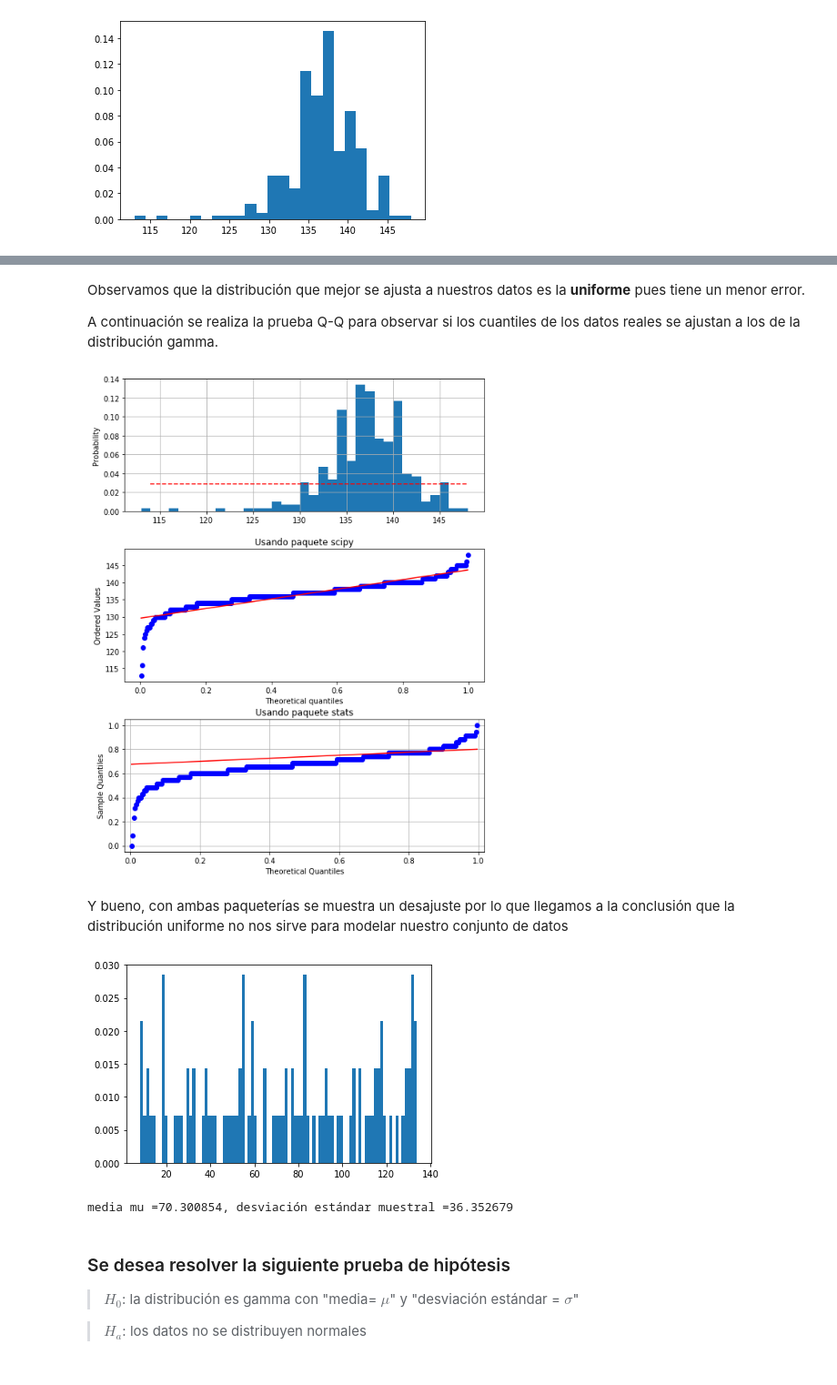
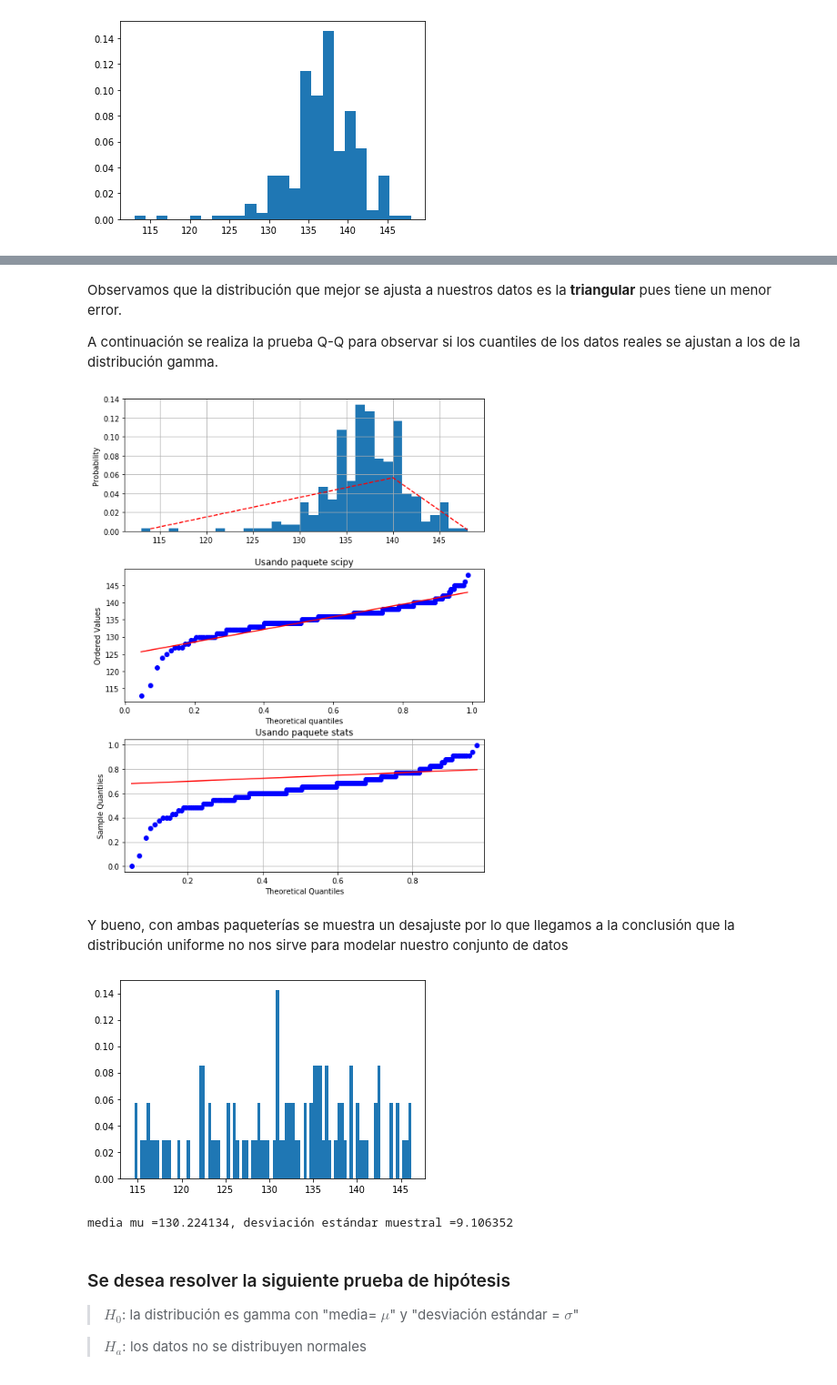
Before and after one commit to LuisCarlosAlvarado/ProyectoModulo2_GarnicaL_OrozcoM, a Jupyter notebook: ProyectoModulo2_GarnicaL_OrozcoM.ipynb, the cells around one changed output, grey strips where cells are left out. Shown at 91% size. Drawn from its saved outputs; the diff is of its cells as text; code cells hidden in the pictures.

```diff
--- a/ProyectoModulo2_GarnicaL_OrozcoM.ipynb
+++ b/ProyectoModulo2_GarnicaL_OrozcoM.ipynb
@@ -375,12 +374,3 @@ plt.hist(data2['Creatinina'], bins = 25, density = True );
 datos = data2['Creatinina']
 x = np.arange(0,8,.01)
 y_ar= 8
-# %%
-y_real, x_real,  _ = plt.hist(datos,
-                              bins = 25, density = True) #hacer histograma
-
-x_real = x_real[1:] # modificar shape para que rea igual
-
-distribucion(distribuciones,datos)
-plt.legend()
-plt.show()
@@ -506,12 +497,3 @@ plt.hist(data2['Plaquetas'], bins = 25, density = True );
 datos = data2['Plaquetas']
 x = np.arange(0,8e5,100)
 y_ar=8e5
-# %%
-y_real, x_real,  _ = plt.hist(datos,
-                              bins = 25, density = True) #hacer histograma
-
-x_real = x_real[1:] # modificar shape para que rea igual
-
-distribucion(distribuciones,datos)
-plt.legend()
-plt.show()
@@ -635,12 +619,3 @@ plt.hist(data2['CPK'], bins = 25, density = True );
 datos = data2['CPK']
 x = np.arange(0,8000,10)
 y_ar=8000
-# %%
-y_real, x_real,  _ = plt.hist(datos,
-                              bins = 25, density = True) #hacer histograma
-
-x_real = x_real[1:] # modificar shape para que rea igual
-
-distribucion(distribuciones,datos)
-plt.legend()
-plt.show()
@@ -764,12 +741,3 @@ plt.hist(data2['Sodio'], bins = 25, density = True );
 datos = data2['Sodio']
 x = np.arange(100,150,1)
 y_ar=150
-# %%
-y_real, x_real,  _ = plt.hist(datos,
-                              bins = 25, density = True) #hacer histograma
-
-x_real = x_real[1:] # modificar shape para que rea igual
-
-distribucion(distribuciones,datos)
-plt.legend()
-plt.show()
@@ -786,31 +756,31 @@ El error de la distribucion laplace es de 155.2246928287703 %
 # %% [markdown]
-Observamos que la distribución que mejor se ajusta a nuestros datos es la **uniforme** pues tiene un menor error.
+Observamos que la distribución que mejor se ajusta a nuestros datos es la **triangular** pues tiene un menor error.
 
 A continuación se realiza la prueba Q-Q para observar si los cuantiles de los datos reales se ajustan a los de la distribución gamma.
 # %%
-QQ(datos,'uniform')
+QQ(datos,'triang')
 # %% [output]
-[figure, old version]
+[figure, new version]
 # %% [markdown]
 Y bueno, con ambas paqueterías se muestra un desajuste por lo que llegamos a la conclusión que la distribución uniforme no nos sirve para modelar nuestro conjunto de datos
 # %%
 np.random.seed(555)
 mu_real = datos.mean(); sigma_real = datos.std()
 N = 100 # Cantidad de muestras
-n1 = np.random.uniform(mu_real, sigma_real, N)
+n1 = np.random.triangular(left=110, mode=mu_real ,right=150, size=N)
 J = 90  # Cantidad de particiones del histograma
 [freq, x_c, _] = plt.hist(n1, J, density=True)
 plt.show()
 # Se obvia el último valor de x para obtener exactamente J muestras de x
 x_c = x_c[:-1]
 
 # Media y desviación estándar muestral
 mu = np.mean(x_c)
 sigma = np.std(x_c)
 print('media mu =%f, desviación estándar muestral =%f'%(mu,sigma))
 # %% [output]
-[figure, old version]
+[figure, new version]
-media mu =70.300854, desviación estándar muestral =36.352679
+media mu =130.224134, desviación estándar muestral =9.106352
 # %% [markdown]
 ### Se desea resolver la siguiente prueba de hipótesis
 > $H_0$: la distribución es gamma con "media= $\mu$" y "desviación estándar = $\sigma$"
```
Also changed, not shown: parts of 15 cells of this notebook.
